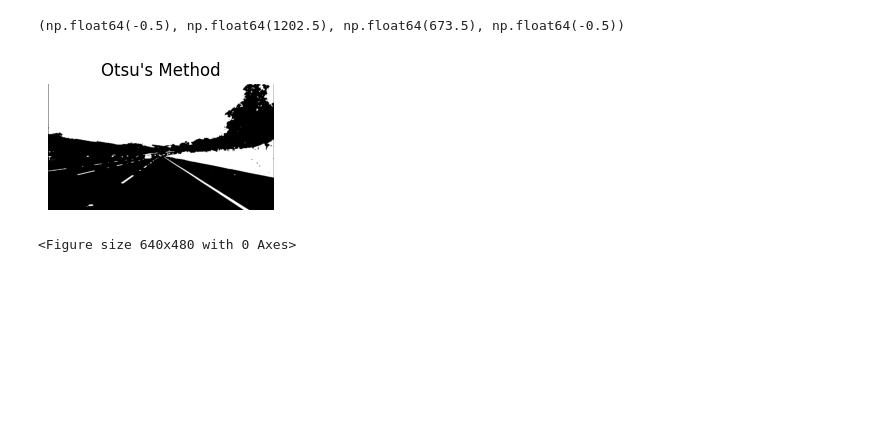
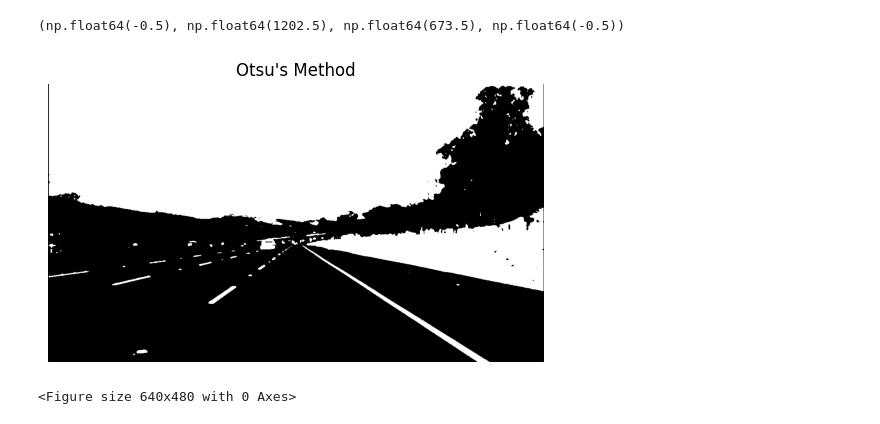
Before and after one commit to Aadi6777/Record-THRESHOLDING, a Jupyter notebook: exp 8.ipynb, the cells around one changed output. Cells and saved outputs as stored; diff of their text form; code cells hidden in the pictures; blank space fills up the shorter version.

```diff
--- a/exp 8.ipynb
+++ b/exp 8.ipynb
@@ -45,11 +45,11 @@ plt.axis('off')
 # %%
-plt.subplot(2, 2, 4)
+
 plt.imshow(otsu_thresholded, cmap='gray')
 plt.title("Otsu's Method")
 plt.axis('off')
 # %% [output]
 (np.float64(-0.5), np.float64(1202.5), np.float64(673.5), np.float64(-0.5))
-[figure, old version]
+[figure, new version]
 # %%
 plt.tight_layout()
 plt.show()
```
Also changed, not shown: parts of 3 cells of this notebook.
